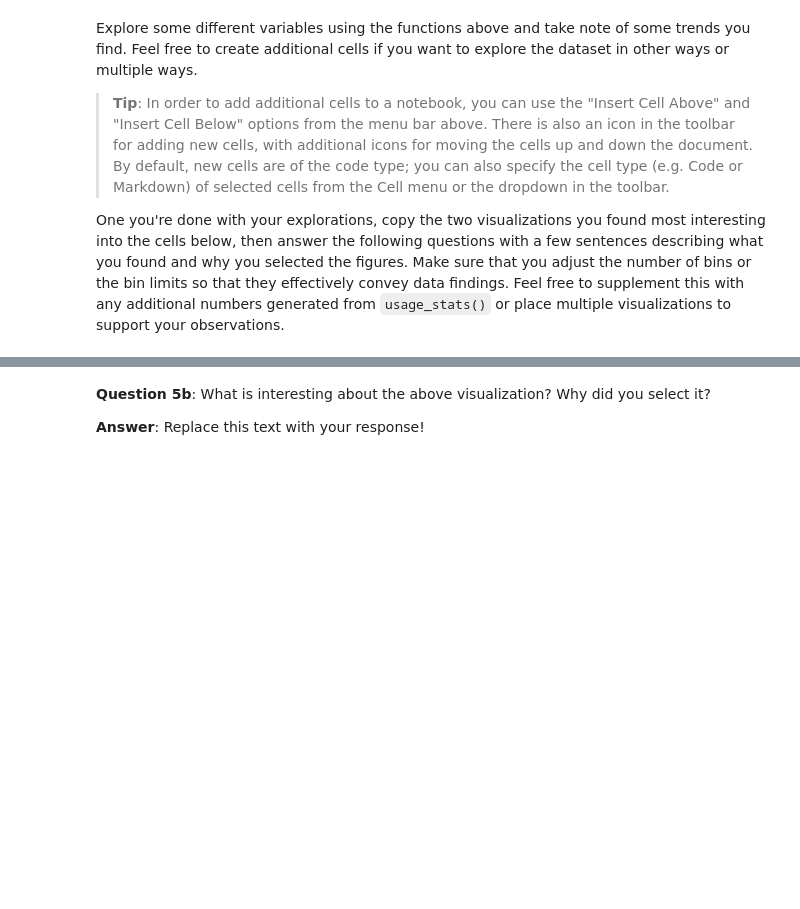
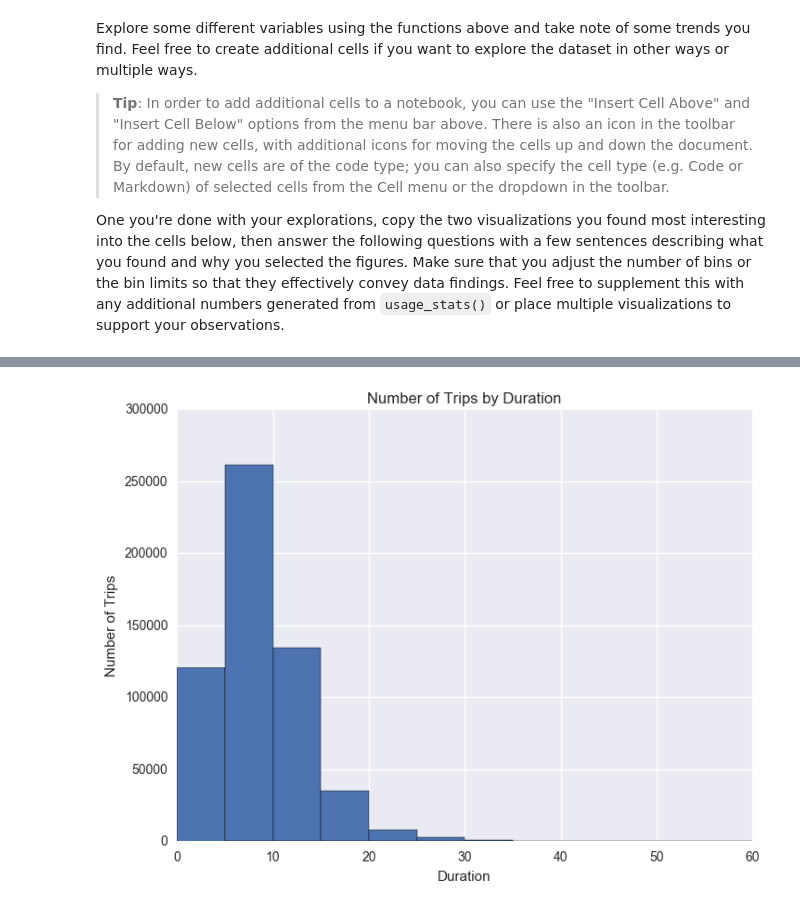
Before and after one commit to CMobley7/Data_Analyst_Nanodegree, a Jupyter notebook: Project 0 - Analyze Bay Area Bike Share Data/Bay_Area_Bike_Share_Analysis.ipynb, the cells around one changed output, grey strips where cells are left out. Cells and saved outputs as stored; diff of their text form; code cells hidden in the pictures; blank space fills up the shorter version.

```diff
--- a/Project 0 - Analyze Bay Area Bike Share Data/Bay_Area_Bike_Share_Analysis.ipynb
+++ b/Project 0 - Analyze Bay Area Bike Share Data/Bay_Area_Bike_Share_Analysis.ipynb
@@ -292,7 +337,5 @@ usage_plot(trip_data)
 # %%
 # Final Plot 2
-usage_plot(trip_data)
+usage_plot(trip_data, 'duration', ["subscription_type == 'Subscriber'", 'duration < 60'], boundary = 0, bin_width = 5)
+# %% [output]
+[figure, added]
-# %% [markdown]
-**Question 5b**: What is interesting about the above visualization? Why did you select it?
-
-**Answer**: Replace this text with your response!
```
Also changed, not shown: parts of 19 cells of this notebook, 3 other files.
